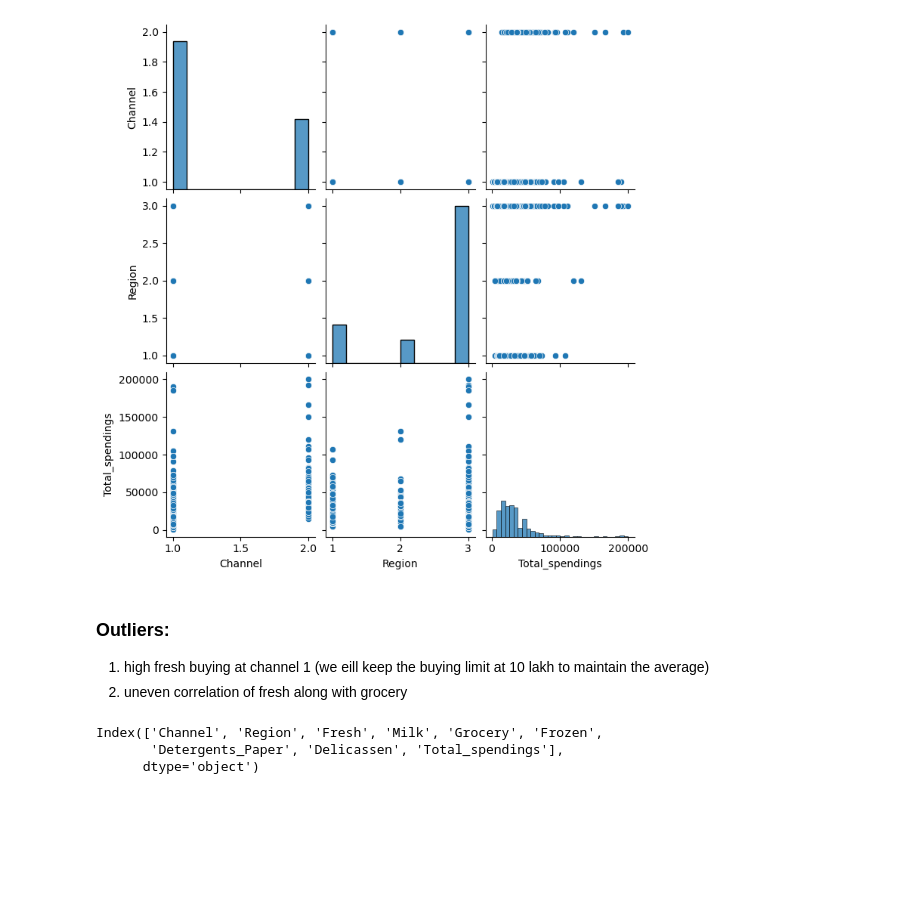
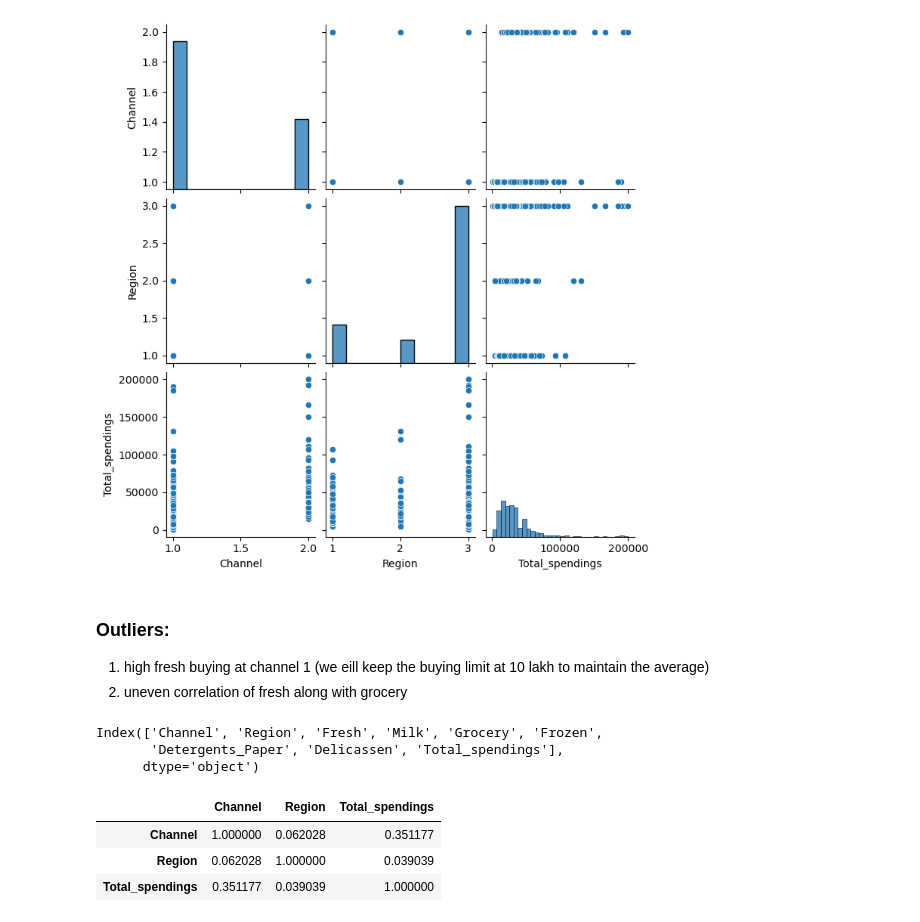
Before and after one commit to CodeByMehra/AiMl, a Jupyter notebook: 10_unsupervisedML/19_Project2/02_Code.ipynb, the cells around one changed output. Cells and saved outputs as stored; diff of their text form; code cells hidden in the pictures; blank space fills up the shorter version.

```diff
--- a/10_unsupervisedML/19_Project2/02_Code.ipynb
+++ b/10_unsupervisedML/19_Project2/02_Code.ipynb
@@ -64,3 +64,11 @@ Index(['Channel', 'Region', 'Fresh', 'Milk', 'Grocery', 'Frozen',
 cols = ["Channel", "Region", "Total_spendings"]
 
 df_cleaned = df[cols]
+# %%
+corr = df_cleaned.corr(numeric_only= True)
+corr
+# %% [output]
+|  | Channel | Region | Total_spendings |
+| Channel | 1.000000 | 0.062028 | 0.351177 |
+| Region | 0.062028 | 1.000000 | 0.039039 |
+| Total_spendings | 0.351177 | 0.039039 | 1.000000 |
```
Also changed, not shown: 1 other file.
